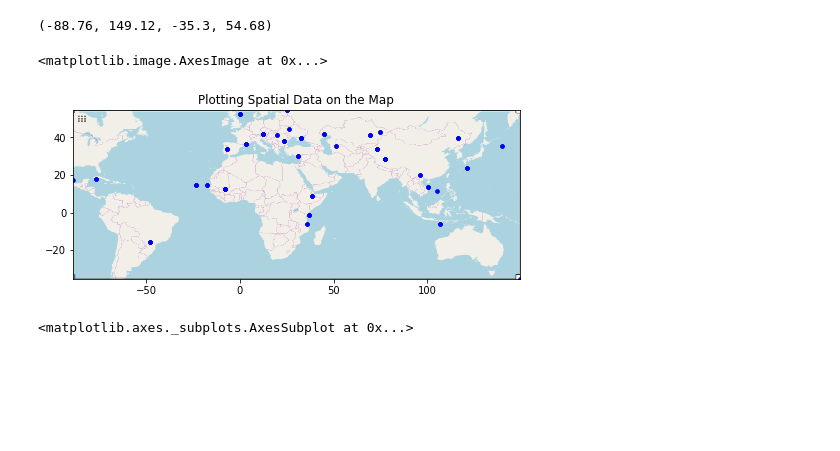
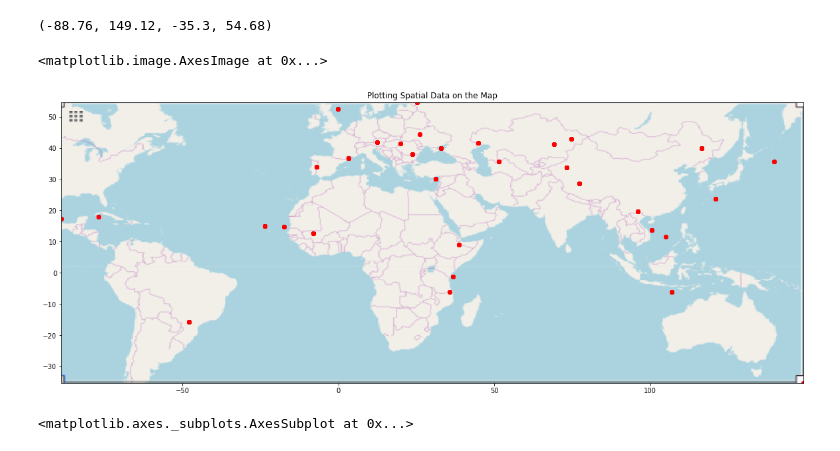
Before and after one commit to NikhilMunna/SDA-dataAnalysis, a Jupyter notebook: Correlation.ipynb, the cells around one changed output. Cells and saved outputs as stored; diff of their text form; code cells hidden in the pictures; blank space fills up the shorter version.

```diff
--- a/Correlation.ipynb
+++ b/Correlation.ipynb
@@ -29,15 +29,15 @@ print(BBox)
 # %%
 ruh_m = plt.imread('C:/Users/yashu/Pictures/Screenshots/map.png')
 # %%
-fig, ax = plt.subplots(figsize = (8,7))
-ax.scatter(data.longitude, data.latitude, zorder=1, alpha= 0.2, c='b', s=10)
+fig, ax = plt.subplots(figsize = (20,18))
+ax.scatter(data.longitude, data.latitude, zorder=1, alpha= 0.5, c='r', s=30)
 ax.set_title('Plotting Spatial Data on the Map')
 ax.set_xlim(BBox[0],BBox[1])
 ax.set_ylim(BBox[2],BBox[3])
 ax.imshow(ruh_m, zorder=0, extent = BBox, aspect= 'equal')
 # %% [output]
 <matplotlib.image.AxesImage at 0x...>
-[figure, old version]
+[figure, new version]
 # %%
 plt.figure(figsize=(70,50))
 sns.heatmap(data.corr(),annot=True)
```
Also changed, not shown: 26 other files.
